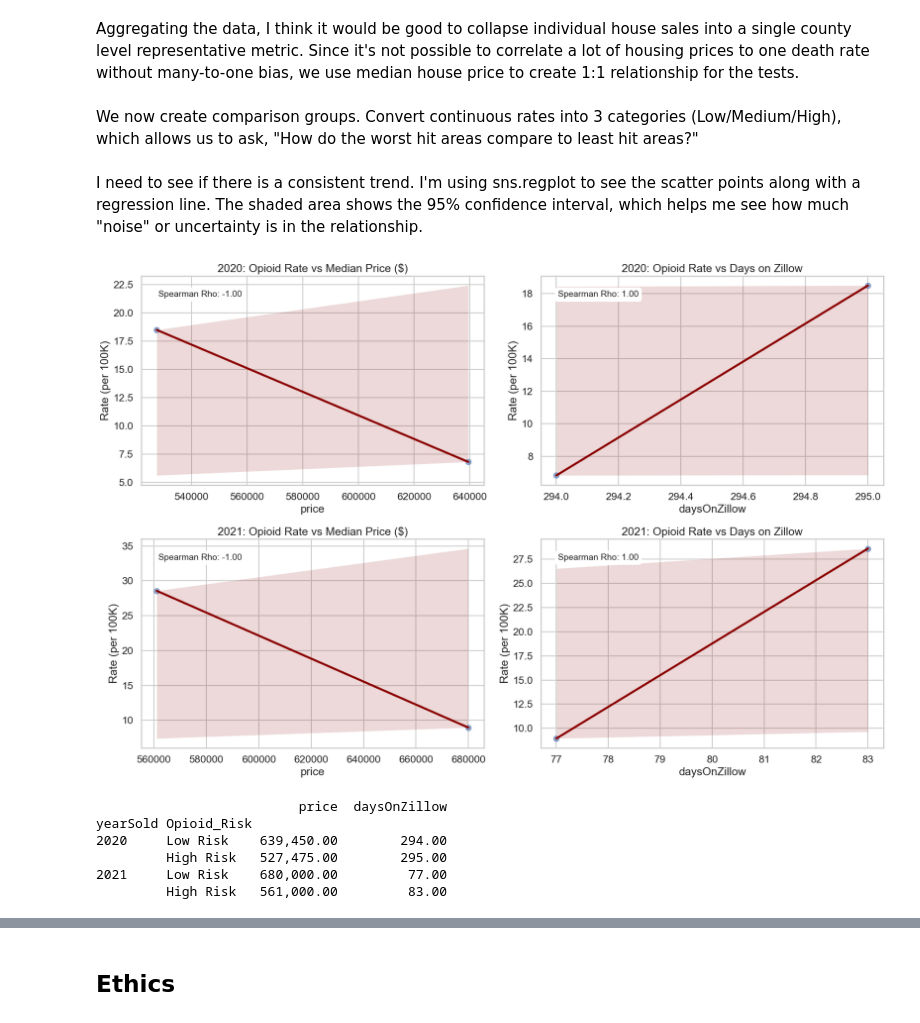
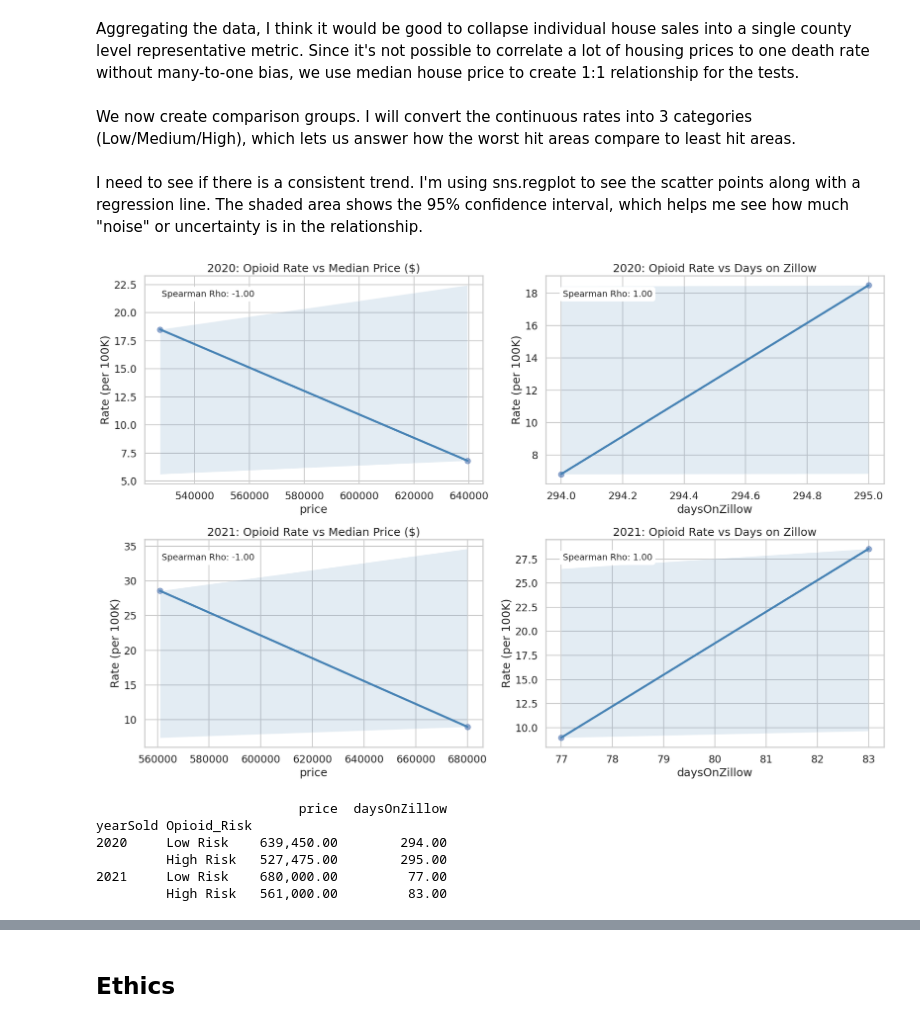
Before and after one commit to COGS108/Group008_WI26, a Jupyter notebook: 02-EDACheckpoint.ipynb, the cells around one changed output, grey strips where cells are left out. Cells and saved outputs as stored; diff of their text form; code cells hidden in the pictures.

```diff
--- a/02-EDACheckpoint.ipynb
+++ b/02-EDACheckpoint.ipynb
@@ -565,7 +538,7 @@ county_level_df = eda_df.groupby(['County', 'yearSold']).agg({
     'Rate (per 100K)': 'first'  # rate is already unique per county-year
 }).reset_index()
 # %% [markdown]
-We now create comparison groups. Convert continuous rates into 3 categories (Low/Medium/High), which allows us to ask, "How do the worst hit areas compare to least hit areas?"
+We now create comparison groups. I will convert the continuous rates into 3 categories (Low/Medium/High), which lets us answer how the worst hit areas compare to least hit areas.
 # %%
 county_level_df['Opioid_Risk'] = pd.qcut(county_level_df['Rate (per 100K)'], 3,
                                          labels=['Low Risk', 'Medium Risk', 'High Risk'])
@@ -574,31 +547,31 @@ I need to see if there is a consistent trend. I'm using sns.regplot to see the s
 # %%
 # create a 2x2 grid to compare Price and Time on the market across 2020 and 2021
 fig, axes = plt.subplots(2, 2, figsize=(18, 12))
 years = [2020, 2021]
 metrics = [('price', 'Median Price ($)'), ('daysOnZillow', 'Days on Zillow')]
 
 for r, year in enumerate(years):
     subset = county_level_df[county_level_df['yearSold'] == year]
     for c, (col_name, label) in enumerate(metrics):
         ax = axes[r, c]
         sns.regplot(data=subset, x=col_name, y='Rate (per 100K)', ax=ax,
-                    scatter_kws={'alpha':0.6}, line_kws={'color':'darkred'})
+                    scatter_kws={'alpha':0.6}, line_kws={'color':'steelblue'})
 
         # Spearman Rho measures the rank order, telling us if higher rates
         # consistently lead to lower prices, even if it's not a perfect straight line.
         corr, _ = stats.spearmanr(subset[col_name], subset['Rate (per 100K)'])
         ax.set_title(f"{year}: Opioid Rate vs {label}")
         ax.annotate(f'Spearman Rho: {corr:.2f}', xy=(0.05, 0.9), xycoords='axes fraction',
                     fontsize=14, bbox=dict(boxstyle="round", fc="w"))
 
 plt.tight_layout()
 plt.show()
 
 # create a clear summary table to validate the final hypothesis.
 summary = county_level_df.groupby(['yearSold', 'Opioid_Risk'], observed=True)[['price', 'daysOnZillow']].median()
 print(summary)
 # %% [output]
-[figure, old version]
+[figure, new version]
                           price  daysOnZillow
 yearSold Opioid_Risk
 2020     Low Risk    639,450.00        294.00
```
Also changed, not shown: parts of 9 cells of this notebook.
